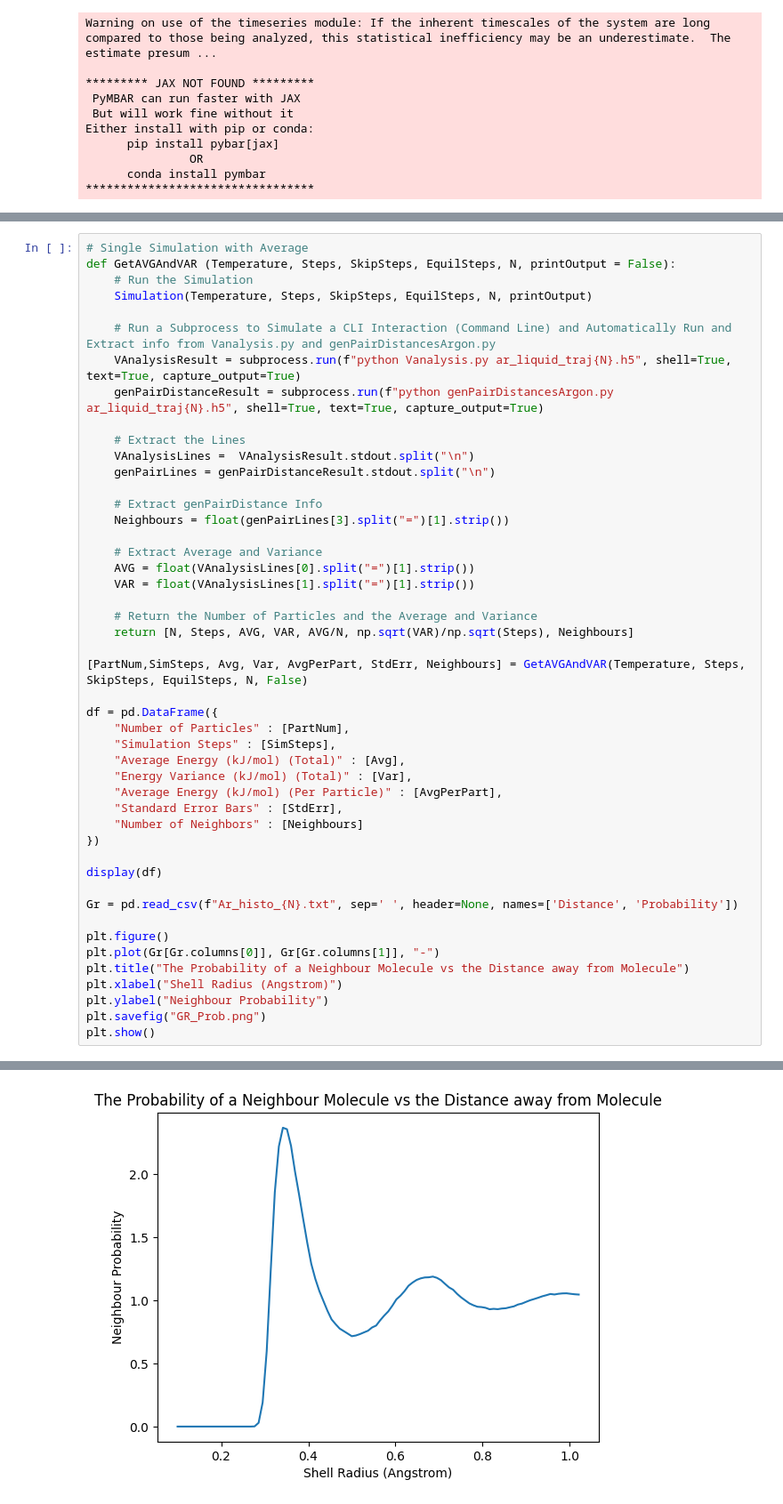
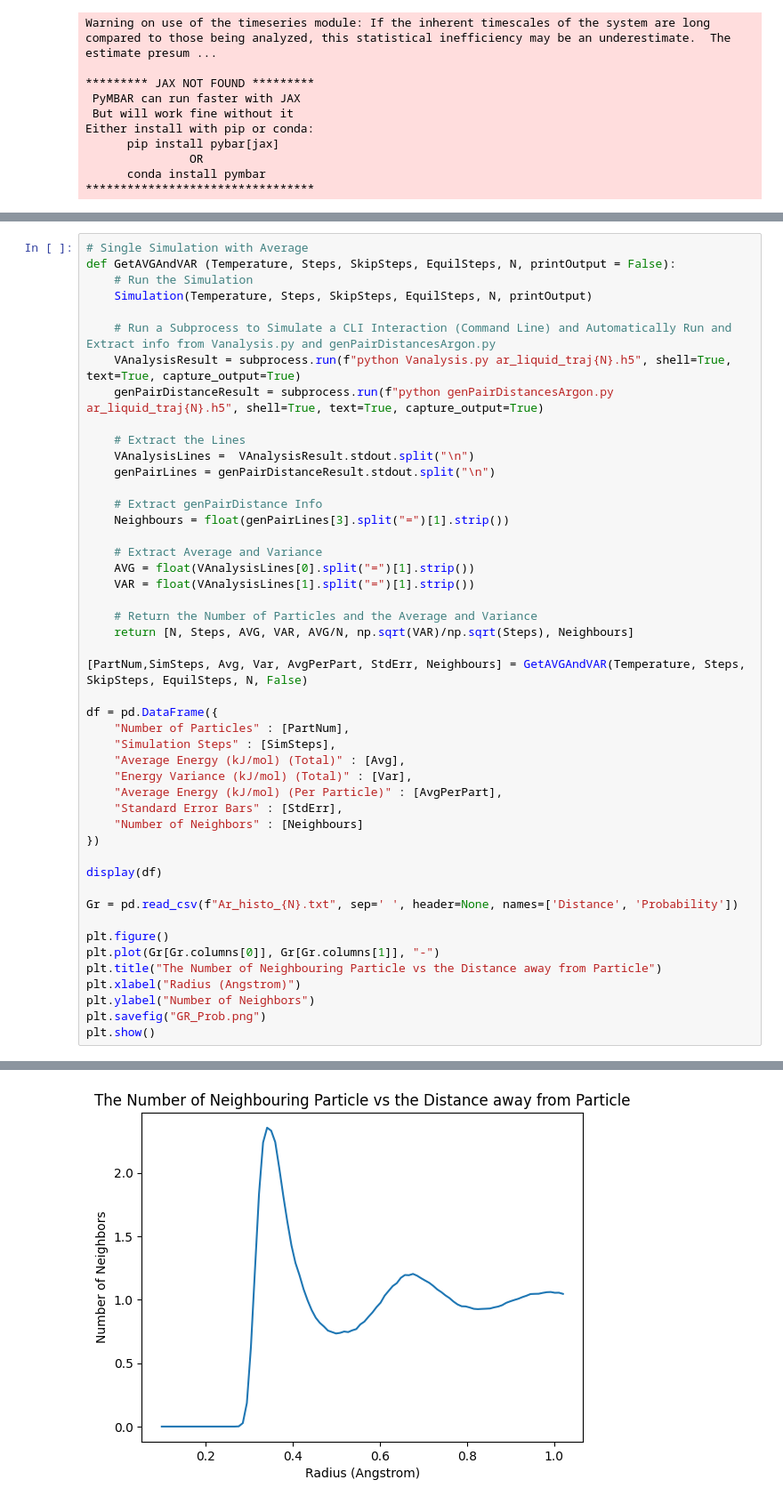
Before and after one commit to MrDNAlex/NE-334-Statistical-Thermodynamics, a Jupyter notebook: Assignments/Assignment 2/Q3/Q3Note.ipynb, the cells around one changed output, grey strips where cells are left out. Shown at 89% size. Saved outputs shown, nothing was run; the diff lists cells and outputs as text.

```diff
--- a/Assignments/Assignment 2/Q3/Q3Note.ipynb
+++ b/Assignments/Assignment 2/Q3/Q3Note.ipynb
@@ -68,9 +68,9 @@ Gr = pd.read_csv(f"Ar_histo_{N}.txt", sep=' ', header=None, names=['Distance', '
 
 plt.figure()
 plt.plot(Gr[Gr.columns[0]], Gr[Gr.columns[1]], "-")
-plt.title("The Probability of a Neighbour Molecule vs the Distance away from Molecule")
-plt.xlabel("Shell Radius (Angstrom)")
-plt.ylabel("Neighbour Probability")
+plt.title("The Number of Neighbouring Particle vs the Distance away from Particle")
+plt.xlabel("Radius (Angstrom)")
+plt.ylabel("Number of Neighbors")
 plt.savefig("GR_Prob.png")
 plt.show()
 # %% [output]
@@ -80,4 +80,4 @@ Simulation beginning...
-[figure, old version]
+[figure, new version]
 # %%
 # Plotting the Difference
 
```
Also changed, not shown: parts of 3 cells of this notebook, 38 other files.
